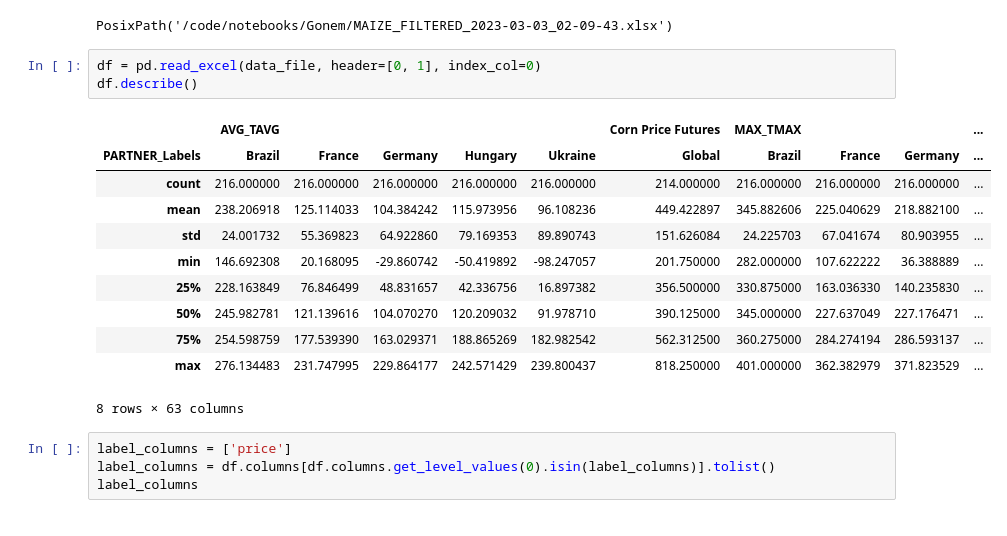
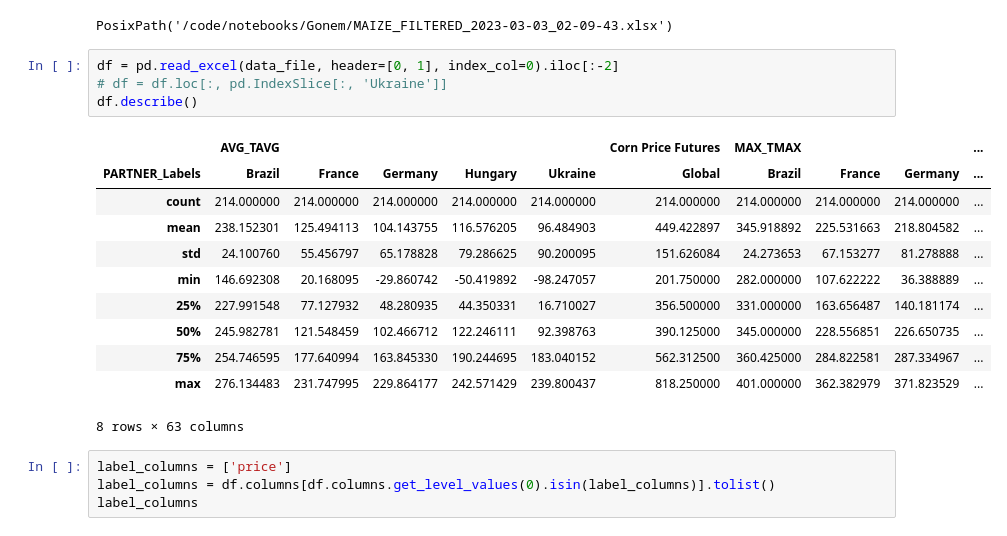
Before and after one commit to Gogonemnem/erasmus-university-rotterdam-assignments, a Jupyter notebook: code/notebooks/Gonem/run.ipynb, the cells around one changed output. Saved outputs shown, nothing was run; the diff lists cells and outputs as text.

```diff
--- a/code/notebooks/Gonem/run.ipynb
+++ b/code/notebooks/Gonem/run.ipynb
@@ -53,18 +53,19 @@ data_file
 # %% [output]
 PosixPath('/code/notebooks/Gonem/MAIZE_FILTERED_2023-03-03_02-09-43.xlsx')
 # %%
-df = pd.read_excel(data_file, header=[0, 1], index_col=0)
+df = pd.read_excel(data_file, header=[0, 1], index_col=0).iloc[:-2]
+# df = df.loc[:, pd.IndexSlice[:, 'Ukraine']]
 df.describe()
 # %% [output]
 |  | AVG_TAVG |  |  |  |  | Corn Price Futures | MAX_TMAX |  |  | ... |
 | PARTNER_Labels | Brazil | France | Germany | Hungary | Ukraine | Global | Brazil | France | Germany | ... |
-| count | 216.000000 | 216.000000 | 216.000000 | 216.000000 | 216.000000 | 214.000000 | 216.000000 | 216.000000 | 216.000000 | ... |
-| mean | 238.206918 | 125.114033 | 104.384242 | 115.973956 | 96.108236 | 449.422897 | 345.882606 | 225.040629 | 218.882100 | ... |
-| std | 24.001732 | 55.369823 | 64.922860 | 79.169353 | 89.890743 | 151.626084 | 24.225703 | 67.041674 | 80.903955 | ... |
+| count | 214.000000 | 214.000000 | 214.000000 | 214.000000 | 214.000000 | 214.000000 | 214.000000 | 214.000000 | 214.000000 | ... |
+| mean | 238.152301 | 125.494113 | 104.143755 | 116.576205 | 96.484903 | 449.422897 | 345.918892 | 225.531663 | 218.804582 | ... |
+| std | 24.100760 | 55.456797 | 65.178828 | 79.286625 | 90.200095 | 151.626084 | 24.273653 | 67.153277 | 81.278888 | ... |
 | min | 146.692308 | 20.168095 | -29.860742 | -50.419892 | -98.247057 | 201.750000 | 282.000000 | 107.622222 | 36.388889 | ... |
-| 25% | 228.163849 | 76.846499 | 48.831657 | 42.336756 | 16.897382 | 356.500000 | 330.875000 | 163.036330 | 140.235830 | ... |
-| 50% | 245.982781 | 121.139616 | 104.070270 | 120.209032 | 91.978710 | 390.125000 | 345.000000 | 227.637049 | 227.176471 | ... |
-| 75% | 254.598759 | 177.539390 | 163.029371 | 188.865269 | 182.982542 | 562.312500 | 360.275000 | 284.274194 | 286.593137 | ... |
+| 25% | 227.991548 | 77.127932 | 48.280935 | 44.350331 | 16.710027 | 356.500000 | 331.000000 | 163.656487 | 140.181174 | ... |
+| 50% | 245.982781 | 121.548459 | 102.466712 | 122.246111 | 92.398763 | 390.125000 | 345.000000 | 228.556851 | 226.650735 | ... |
+| 75% | 254.746595 | 177.640994 | 163.845330 | 190.244695 | 183.040152 | 562.312500 | 360.425000 | 284.822581 | 287.334967 | ... |
 | max | 276.134483 | 231.747995 | 229.864177 | 242.571429 | 239.800437 | 818.250000 | 401.000000 | 362.382979 | 371.823529 | ... |
 8 rows × 63 columns
 # %%
```
Also changed, not shown: parts of 23 cells of this notebook.
